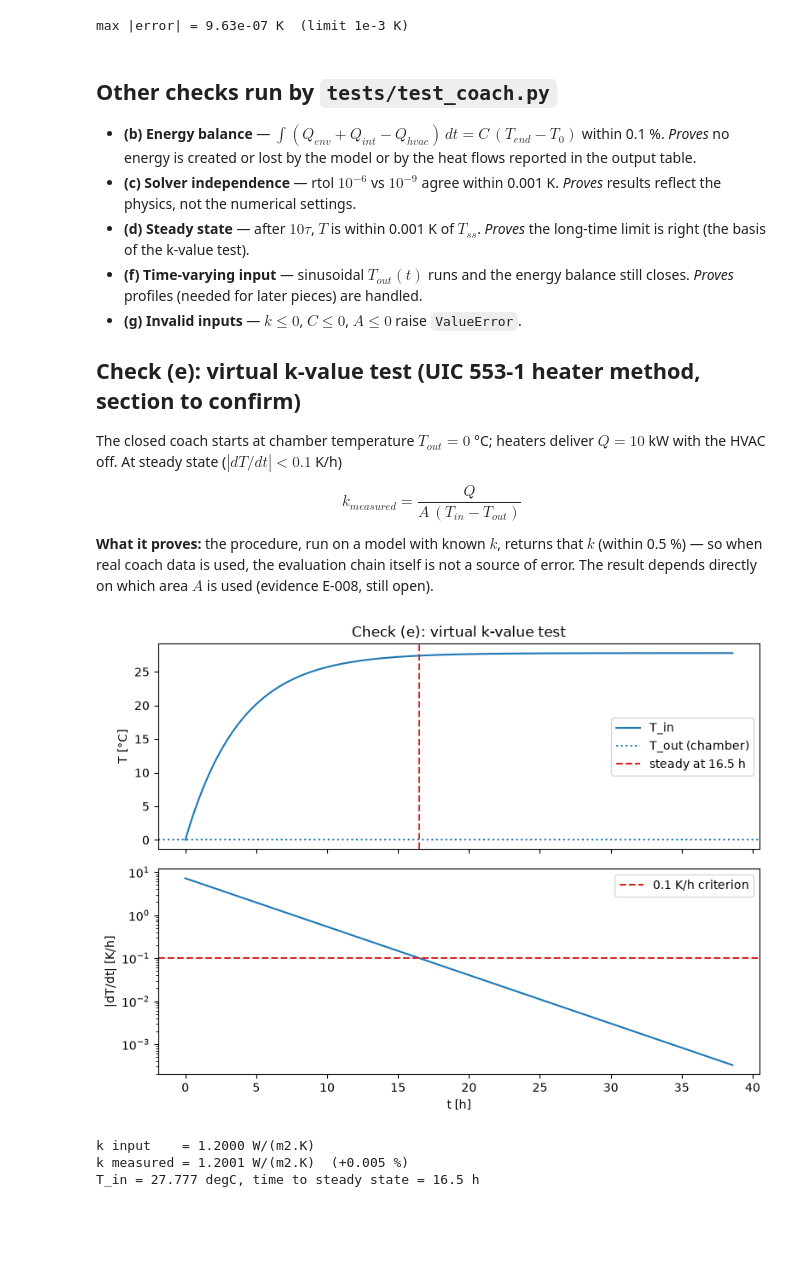
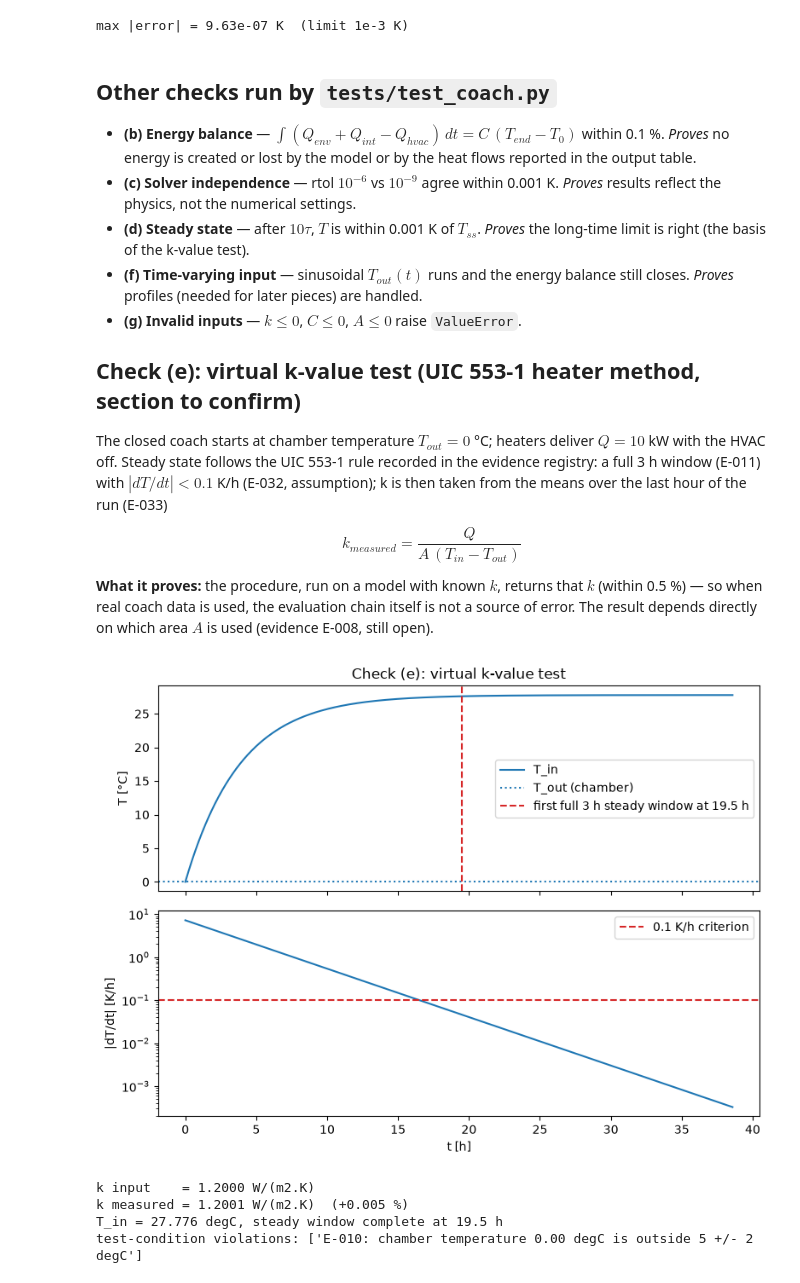
Before and after one commit to testchamber223/railway-unit-testchamber, a Jupyter notebook: docs/piece3_single_zone.ipynb, the cells around one changed output. Cells and saved outputs as stored; diff of their text form; code cells hidden in the pictures; blank space fills up the shorter version.

```diff
--- a/docs/piece3_single_zone.ipynb
+++ b/docs/piece3_single_zone.ipynb
@@ -72,7 +72,7 @@ max |error| = 9.63e-07 K  (limit 1e-3 K)
 
 ## Check (e): virtual k-value test (UIC 553-1 heater method, section to confirm)
 
-The closed coach starts at chamber temperature $T_{out}=0$ °C; heaters deliver $Q=10$ kW with the HVAC off. At steady state ($|dT/dt| < 0.1$ K/h)
+The closed coach starts at chamber temperature $T_{out}=0$ °C; heaters deliver $Q=10$ kW with the HVAC off. Steady state follows the UIC 553-1 rule recorded in the evidence registry: a full 3 h window (E-011) with $|dT/dt| < 0.1$ K/h (E-032, assumption); k is then taken from the means over the last hour of the run (E-033)
 
 $$k_{measured} = \frac{Q}{A\,(T_{in}-T_{out})}$$
 
@@ -80,24 +80,26 @@ $$k_{measured} = \frac{Q}{A\,(T_{in}-T_{out})}$$
 # %%
 res = k_value_test(coach, T_out=0.0, Q_heater_W=10_000.0, t_end_s=10 * tau)
 d = res.data
 dTdt_K_h = (d["Q_env_W"] + d["Q_int_W"] - d["Q_hvac_W"]) / coach.heat_capacity_J_K * 3600
 
 fig, (ax1, ax2) = plt.subplots(2, 1, figsize=(8, 6), sharex=True)
 h = d["t_s"] / 3600
 ax1.plot(h, d["T_C"], label="T_in")
 ax1.axhline(res.T_out_C, color="tab:blue", ls=":", label="T_out (chamber)")
-ax1.axvline(res.t_steady_s / 3600, color="tab:red", ls="--", label=f"steady at {res.t_steady_s/3600:.1f} h")
+ax1.axvline(res.t_steady_s / 3600, color="tab:red", ls="--", label=f"first full 3 h steady window at {res.t_steady_s/3600:.1f} h")
 ax1.set_ylabel("T [°C]"); ax1.legend(); ax1.set_title("Check (e): virtual k-value test")
 ax2.semilogy(h, np.abs(dTdt_K_h))
 ax2.axhline(0.1, color="tab:red", ls="--", label="0.1 K/h criterion")
 ax2.set_ylabel("|dT/dt| [K/h]"); ax2.set_xlabel("t [h]"); ax2.legend()
 plt.tight_layout(); plt.show()
 
 print(f"k input    = {coach.k_value_W_m2K:.4f} W/(m2.K)")
 print(f"k measured = {res.k_measured_W_m2K:.4f} W/(m2.K)  ({(res.k_measured_W_m2K/coach.k_value_W_m2K-1)*100:+.3f} %)")
-print(f"T_in = {res.T_in_C:.3f} degC, time to steady state = {res.t_steady_s/3600:.1f} h")
+print(f"T_in = {res.T_in_C:.3f} degC, steady window complete at {res.t_steady_s/3600:.1f} h")
+print("test-condition violations:", res.condition_violations or "none")
 # %% [output]
-[figure, old version]
+[figure, new version]
 k input    = 1.2000 W/(m2.K)
 k measured = 1.2001 W/(m2.K)  (+0.005 %)
-T_in = 27.777 degC, time to steady state = 16.5 h
+T_in = 27.776 degC, steady window complete at 19.5 h
+test-condition violations: ['E-010: chamber temperature 0.00 degC is outside 5 +/- 2 degC']
```
Also changed, not shown: 13 other files.
